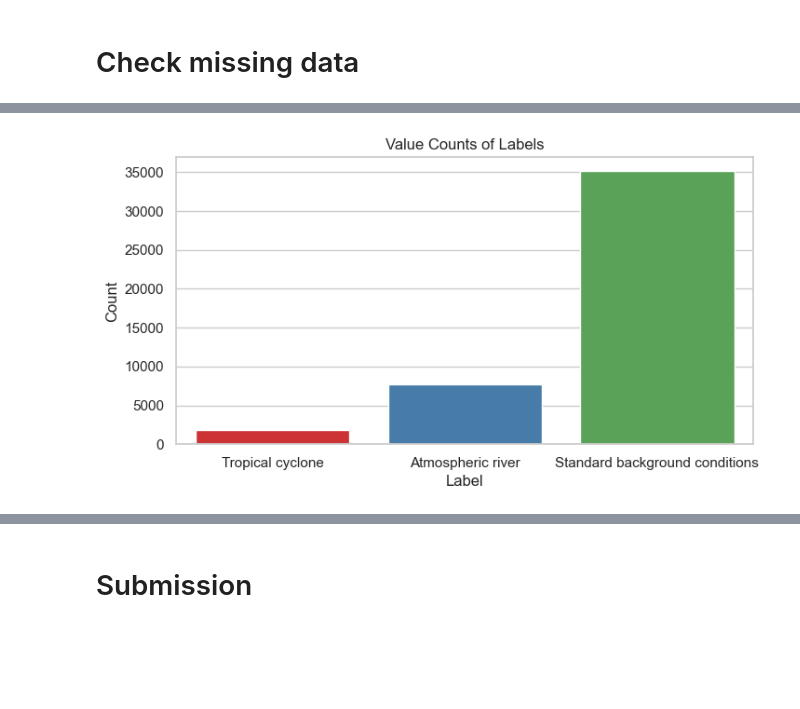
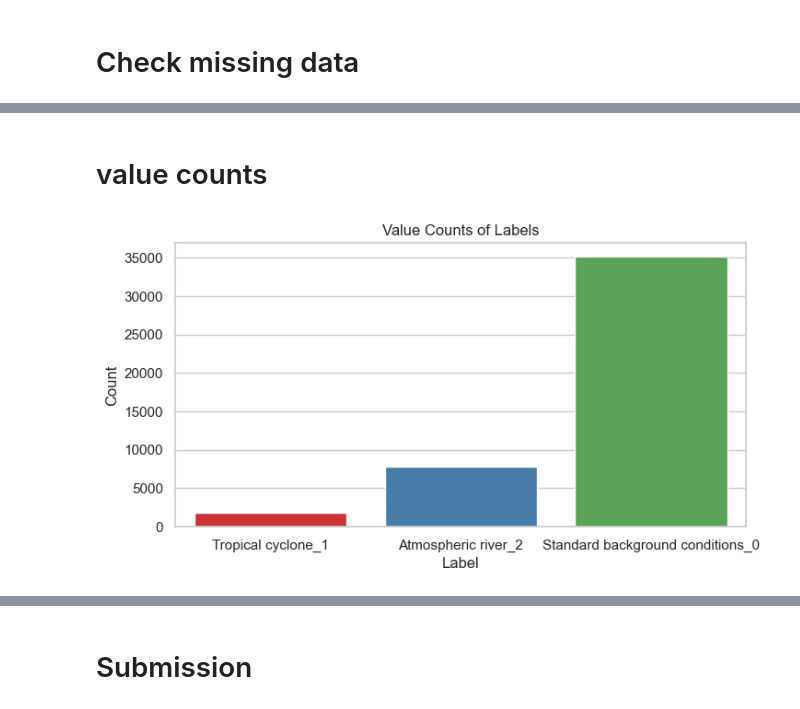
Before and after one commit to theAayushbajaj/ClimateNet_kaggle, a Jupyter notebook: 01_eda.ipynb, the cells around one changed output, grey strips where cells are left out. Saved outputs shown, nothing was run; the diff lists cells and outputs as text; code cells hidden in the pictures; blank space fills up the shorter version.

```diff
--- a/01_eda.ipynb
+++ b/01_eda.ipynb
@@ -60,7 +58,7 @@ The training set contains 44,760 data points from 1996 to 2009, each labelled ac
 1: Tropical cyclone<br>
 2: Atmospheric river<br>
 # %%
-df = pd.read_csv('data/train.csv',parse_dates=['time']).drop(['SNo'], axis=1)
+df = pd.read_csv('data/train.csv', parse_dates=['time'],index_col='time').drop(['SNo'], axis=1).sort_index()
 print('Set Memory Usage = {:.2f} MB'.format(df.memory_usage().sum() / 1024**2))
 display(df.head())
 # %% [output]
@@ -186,19 +111,21 @@ plt.show()
+# %% [markdown]
+# value counts
 # %%
 label_mapping = {
-    0: 'Standard background conditions',
-    1: 'Tropical cyclone',
-    2: 'Atmospheric river'
+    0: 'Standard background conditions_0',
+    1: 'Tropical cyclone_1',
+    2: 'Atmospheric river_2'
 }
 
 # Map the label codes to custom label names
 custom_labels = df['Label'].map(label_mapping)
 
 # Create a bar plot
 plt.figure(figsize=(8, 4))
 sns.countplot(data=df, x=custom_labels, palette='Set1')  # You can change the palette
 plt.title('Value Counts of Labels')
 plt.ylabel('Count')
 
 plt.show()
 # %% [output]
-[figure, old version]
+[figure, new version]
```
Also changed, not shown: parts of 37 cells of this notebook, 13 other files.
